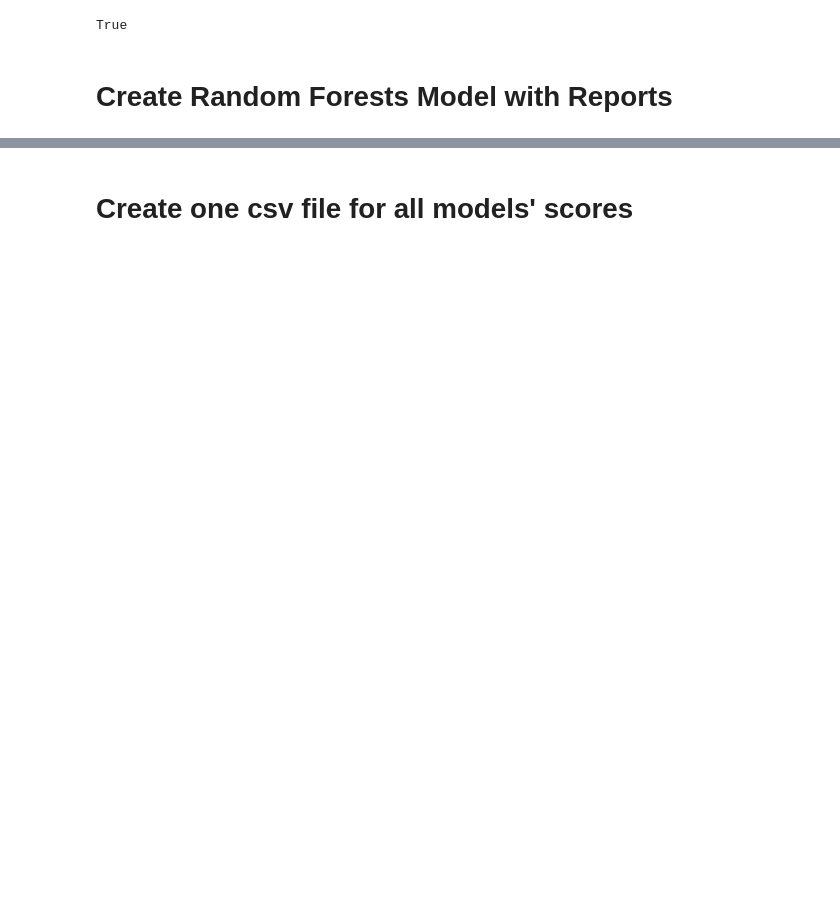
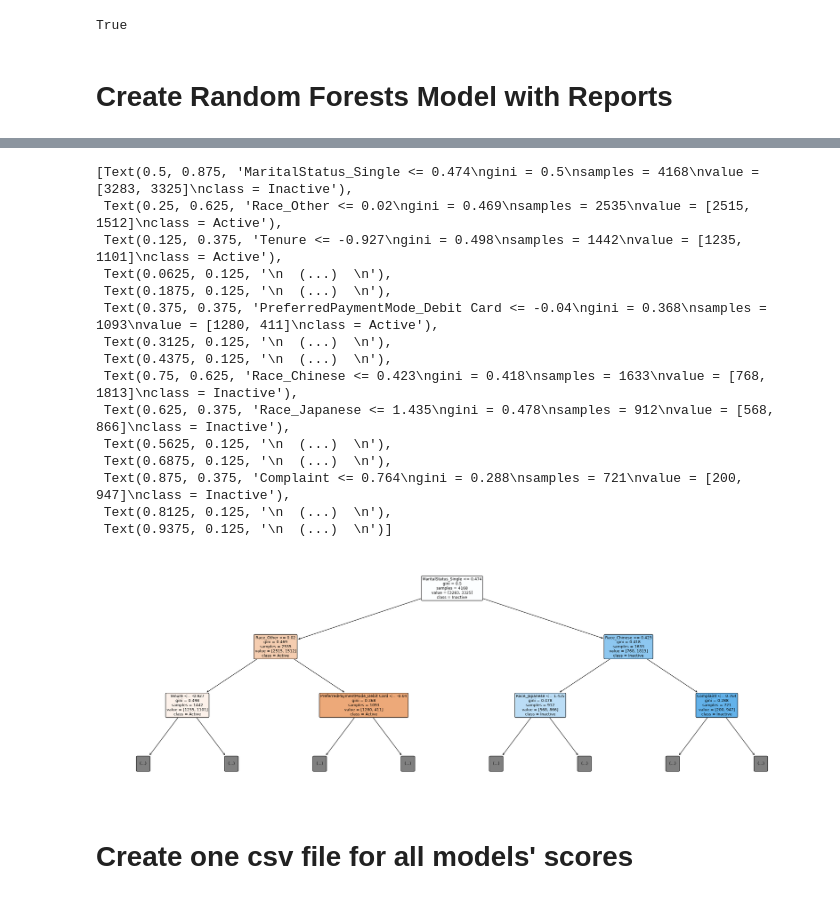
Before and after one commit to rhisehl/Customer-Churn-Model, a Jupyter notebook: Machine_Learning_Model.ipynb, the cells around one changed output, grey strips where cells are left out. Drawn from its saved outputs; the diff is of its cells as text; code cells hidden in the pictures; blank space fills up the shorter version.

```diff
--- a/Machine_Learning_Model.ipynb
+++ b/Machine_Learning_Model.ipynb
@@ -695,3 +622,30 @@ importances_sorted.plot(kind='barh', color='blue', title= 'Features Importances'
+# %%
+# plot a small branch from the forest
+
+fig = plt.figure(figsize=(30, 10))
+plot_tree(rf_model.estimators_[0],
+          max_depth=2,
+          feature_names=features,
+          class_names=churn,
+          filled=True, impurity=True,
+          rounded=True)
+# %% [output]
+[Text(0.5, 0.875, 'MaritalStatus_Single <= 0.474\ngini = 0.5\nsamples = 4168\nvalue = [3283, 3325]\nclass = Inactive'),
+ Text(0.25, 0.625, 'Race_Other <= 0.02\ngini = 0.469\nsamples = 2535\nvalue = [2515, 1512]\nclass = Active'),
+ Text(0.125, 0.375, 'Tenure <= -0.927\ngini = 0.498\nsamples = 1442\nvalue = [1235, 1101]\nclass = Active'),
+ Text(0.0625, 0.125, '\n  (...)  \n'),
+ Text(0.1875, 0.125, '\n  (...)  \n'),
+ Text(0.375, 0.375, 'PreferredPaymentMode_Debit Card <= -0.04\ngini = 0.368\nsamples = 1093\nvalue = [1280, 411]\nclass = Active'),
+ Text(0.3125, 0.125, '\n  (...)  \n'),
+ Text(0.4375, 0.125, '\n  (...)  \n'),
+ Text(0.75, 0.625, 'Race_Chinese <= 0.423\ngini = 0.418\nsamples = 1633\nvalue = [768, 1813]\nclass = Inactive'),
+ Text(0.625, 0.375, 'Race_Japanese <= 1.435\ngini = 0.478\nsamples = 912\nvalue = [568, 866]\nclass = Inactive'),
+ Text(0.5625, 0.125, '\n  (...)  \n'),
+ Text(0.6875, 0.125, '\n  (...)  \n'),
+ Text(0.875, 0.375, 'Complaint <= 0.764\ngini = 0.288\nsamples = 721\nvalue = [200, 947]\nclass = Inactive'),
+ Text(0.8125, 0.125, '\n  (...)  \n'),
+ Text(0.9375, 0.125, '\n  (...)  \n')]
+[figure, added]
 # %% [markdown]
 # Create one csv file for all models' scores
 # %%
```
Also changed, not shown: parts of 23 cells of this notebook.
